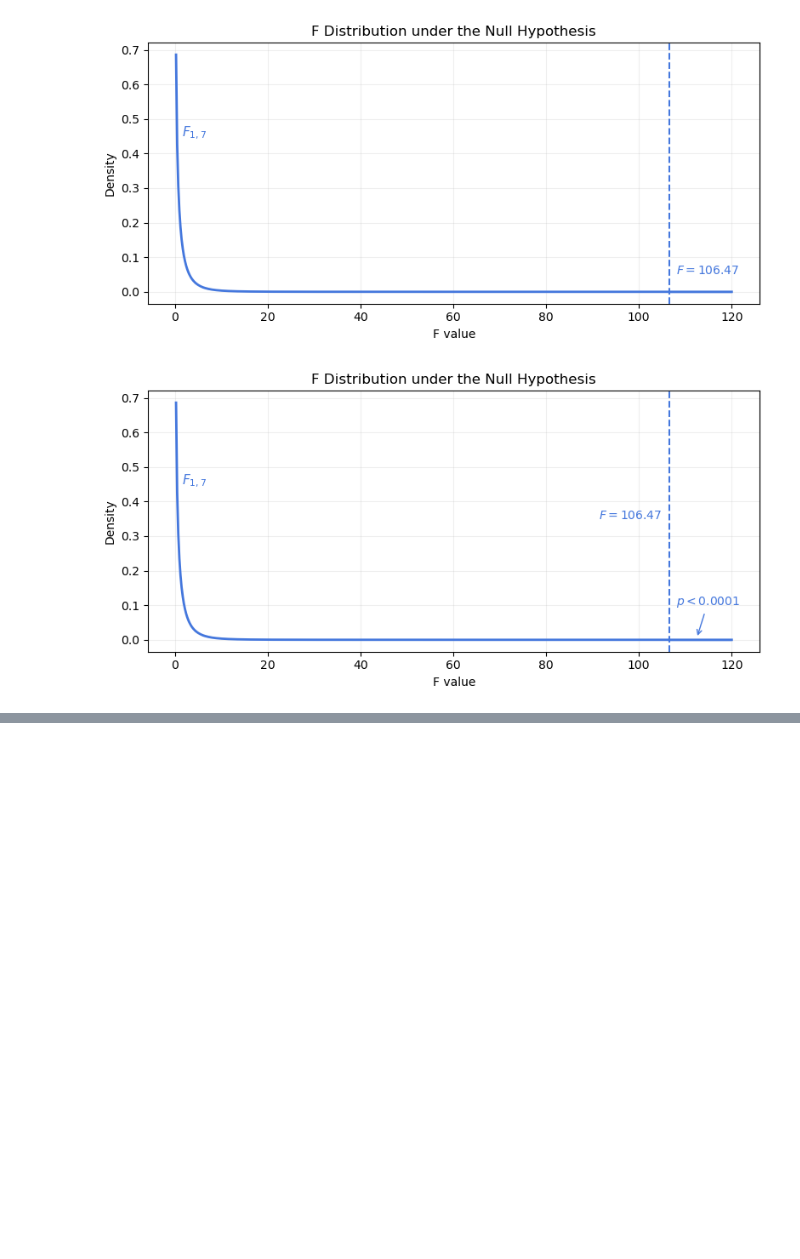
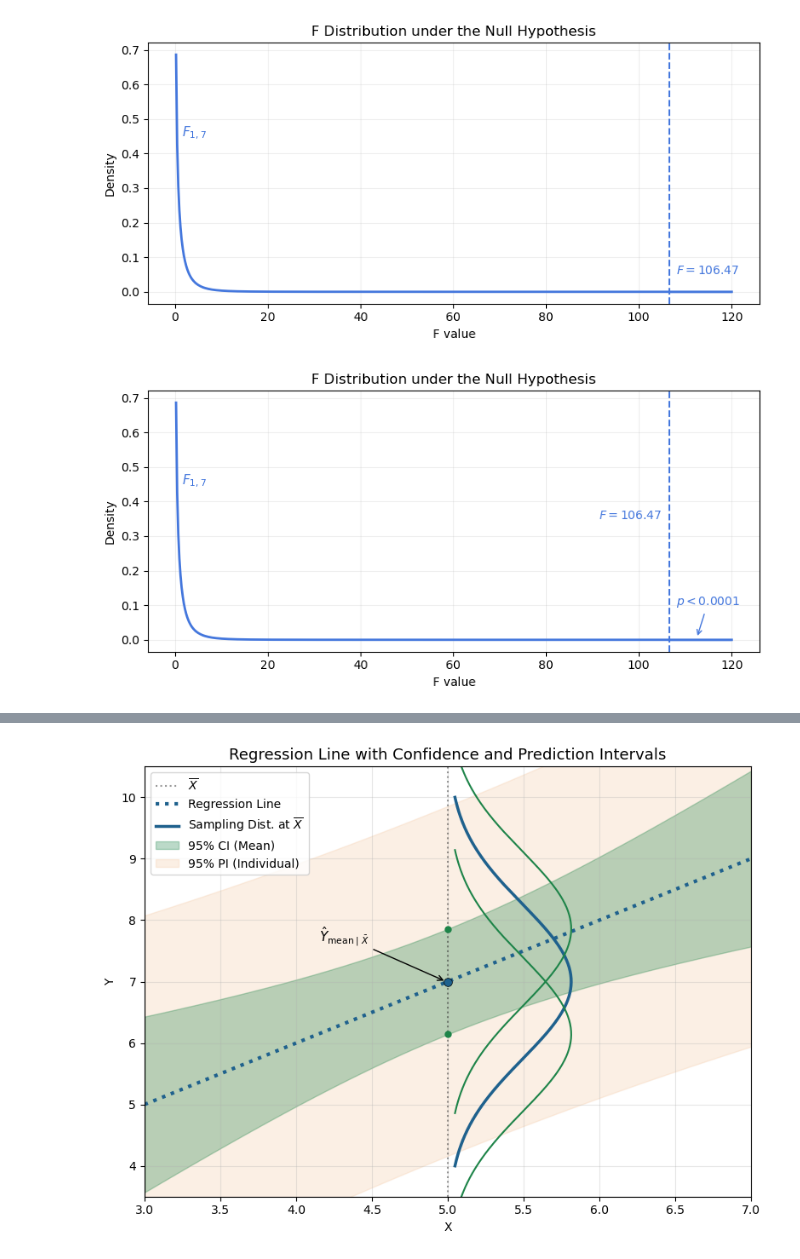
Before and after one commit to kdhenderson/stats-notes-for-ds, a Jupyter notebook: notebooks/foundation-chapter09_figs.ipynb, the cells around one changed output, grey strips where cells are left out. Cells and saved outputs as stored; diff of their text form; code cells hidden in the pictures; blank space fills up the shorter version.

```diff
--- a/notebooks/foundation-chapter09_figs.ipynb
+++ b/notebooks/foundation-chapter09_figs.ipynb
@@ -188,0 +336,92 @@ plt.show()
+# %%
+import numpy as np
+import matplotlib.pyplot as plt
+from scipy.stats import norm
+
+# --- Model parameters ---
+beta_0 = 2
+beta_1 = 1
+sigma = 1.2
+n = 10
+X_bar = 5
+S_X2 = 2.5
+t_val = 2.262  # 95% CI, df = 8
+
+# --- Regression line and interval bands ---
+X_vals = np.linspace(3, 7, 300)
+Y_hat = beta_0 + beta_1 * X_vals
+
+SE_mean = sigma * np.sqrt(1/n + (X_vals - X_bar)**2 / ((n - 1) * S_X2))
+SE_ind  = sigma * np.sqrt(1 + 1/n + (X_vals - X_bar)**2 / ((n - 1) * S_X2))
+
+CI_upper = Y_hat + t_val * SE_mean
+CI_lower = Y_hat - t_val * SE_mean
+PI_upper = Y_hat + t_val * SE_ind
+PI_lower = Y_hat - t_val * SE_ind
+
+# --- Sampling distribution at X̄ ---
+Y_0 = beta_0 + beta_1 * X_bar
+SE_mean_Xbar = sigma * np.sqrt(1/n)
+CI_half_width = t_val * SE_mean_Xbar
+
+y_vals = np.linspace(Y_0 - 2.5 * sigma, Y_0 + 2.5 * sigma, 300)
+density = norm.pdf(y_vals, loc=Y_0, scale=sigma * np.sqrt(1 + 1/n))
+x_curve = X_bar + density * (2 * t_val * sigma / np.max(density)) * 0.15
+
+# --- Plot ---
+fig, ax = plt.subplots(figsize=(8, 6))
+
+# Vertical reference line at X̄
+ax.axvline(X_bar, color='black', linestyle=':', alpha=0.4, label='$\overline{X}$')
+
+# Shaded intervals
+ax.fill_between(X_vals, PI_lower, PI_upper, color='#F5CBA7', alpha=0.3, label='95% PI (Individual)')
+ax.fill_between(X_vals, CI_lower, CI_upper, color='#1E8449', alpha=0.3, label='95% CI (Mean)')
+
+# Regression line and vertical bell curve
+ax.plot(X_vals, Y_hat, color='#1F618D', linestyle=':', linewidth=3, label='Regression Line')
+ax.plot(x_curve, y_vals, color='#1F618D', lw=2.5, label='Sampling Dist. at $\overline{X}$')
+ax.plot(x_curve, y_vals - CI_half_width, color='#1E8449', lw=1.5)
+ax.plot(x_curve, y_vals + CI_half_width, color='#1E8449', lw=1.5)
+
+# Mark center and CI bounds
+ax.plot(X_bar, Y_0, 'o', color='#1F618D', markeredgecolor='black', markersize=7, markeredgewidth=0.5) #label=r'$\hat{Y}(\bar{X})$',
+ax.plot(X_bar, Y_0 + CI_half_width, 'o', color='#1E8449', markersize=5)
+ax.plot(X_bar, Y_0 - CI_half_width, 'o', color='#1E8449', markersize=5)
+
+# Annotation: Center point
+ax.annotate(r'$\hat{Y}_{\text{mean} \mid \bar{X}}$',
+            xy=(X_bar - 0.01, Y_0),
+            xytext=(X_bar - 0.85, Y_0 + 0.65),
+            arrowprops=dict(arrowstyle="->"), fontsize=11)
+
+# # CI bound annotations
+# ax.annotate(r'$+\ t \cdot SE_{\text{mean}}$',
+#             xy=(X_bar, Y_0 + CI_half_width),
+#             xytext=(X_bar + 0.8, Y_0 + CI_half_width + 0.5),
+#             arrowprops=dict(arrowstyle="->", color='#1E8449'),
+#             fontsize=10, color='#1E8449')
+
+# ax.annotate(r'$-\ t \cdot SE_{\text{mean}}$',
+#             xy=(X_bar, Y_0 - CI_half_width),
+#             xytext=(X_bar + 0.8, Y_0 - CI_half_width - 0.5),
+#             arrowprops=dict(arrowstyle="->", color='#1E8449'),
+#             fontsize=10, color='#1E8449')
+
+handles, labels = ax.get_legend_handles_labels()
+order = [0, 3, 4, 2, 1]  # Adjust these indices based on actual legend order
+ax.legend([handles[idx] for idx in order],
+          [labels[idx] for idx in order])
+
+# --- Final touches ---
+ax.set_title("Regression Line with Confidence and Prediction Intervals", fontsize=13)
+ax.set_xlabel("X")
+ax.set_ylabel("Y")
+ax.set_xlim(3, 7)
+ax.set_ylim(Y_0 - 3.5, Y_0 + 3.5)
+ax.grid(True, alpha=0.3)
+plt.tight_layout()
+# plt.savefig("../images/fch09_CI_PI_intervals.png", dpi=300)
+plt.show()
+# %% [output]
+[figure, added]
```
Also changed, not shown: parts of 3 cells of this notebook.
